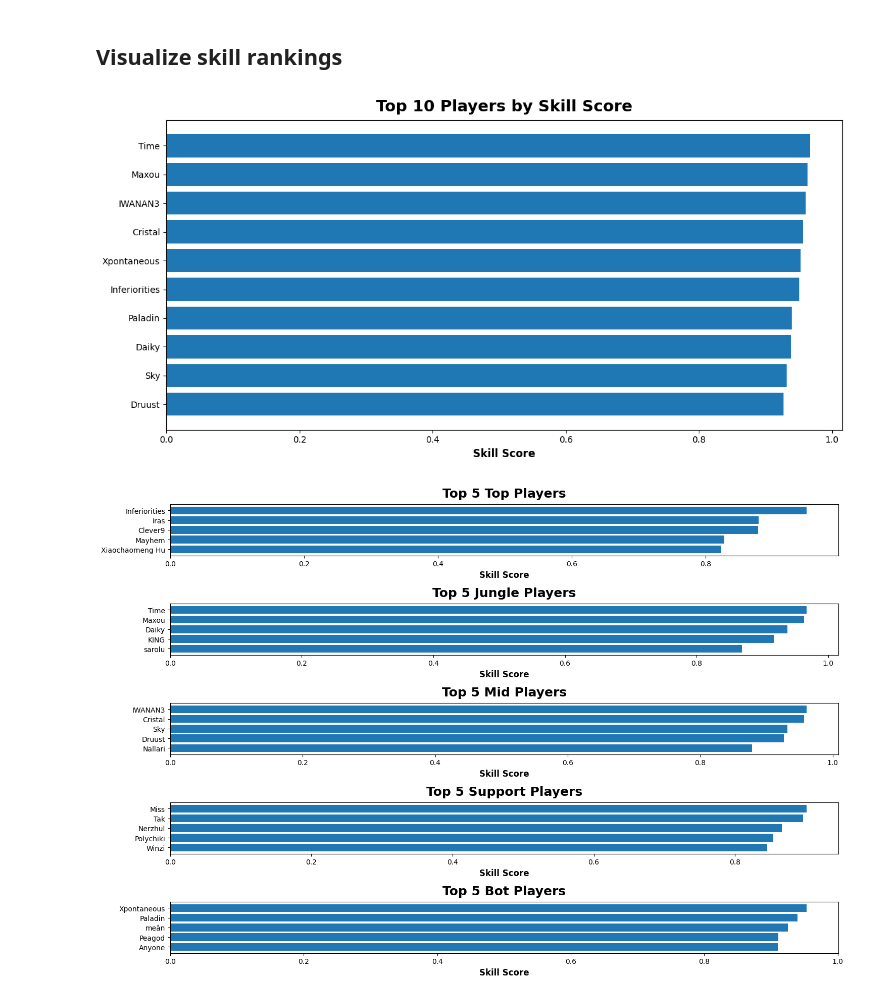
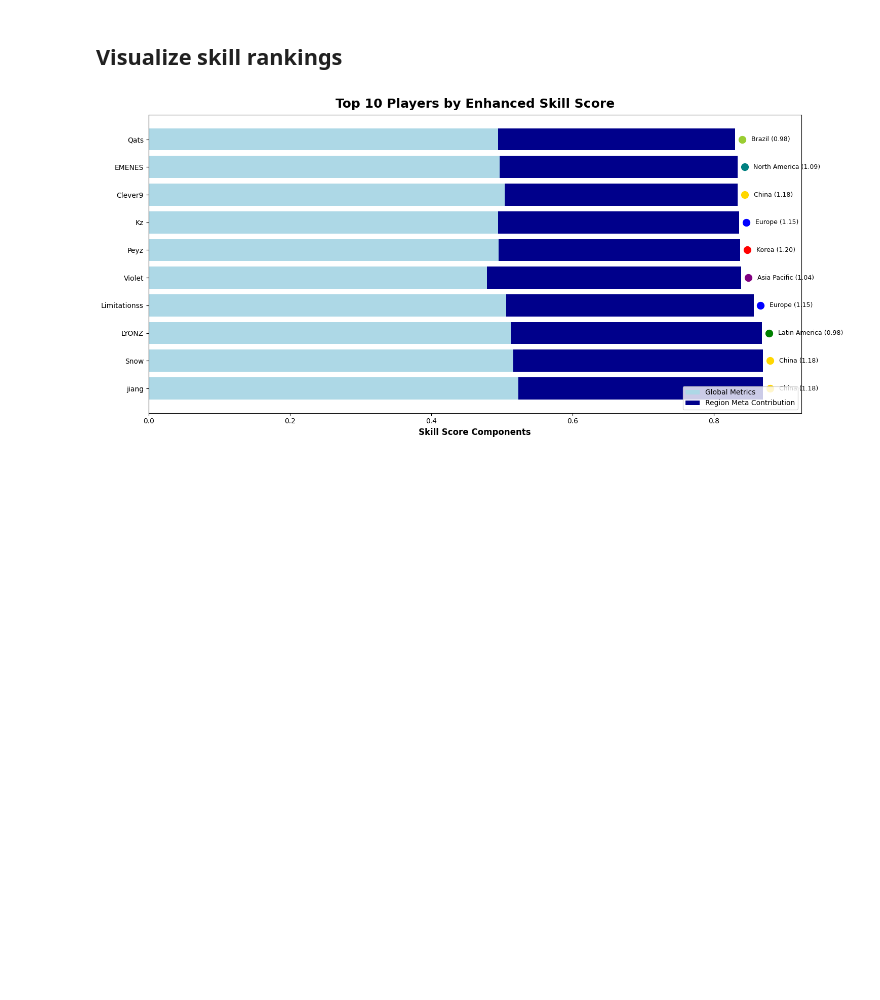
Before and after one commit to ARTHURVANBELLE/AI_LAB_MA1, a Jupyter notebook: models/2_models_features_importance.ipynb, the cells around one changed output. Drawn from its saved outputs; the diff is of its cells as text; code cells hidden in the pictures; blank space fills up the shorter version.

Commit message:
Add region handling & dynamic meta rankings

```diff
--- a/models/2_models_features_importance.ipynb
+++ b/models/2_models_features_importance.ipynb
@@ -52,5 +52,14 @@ game_players_stats_features_by_user_cat = ['champion_name']
 pd.set_option('display.max_columns', None)
 pd.set_option('display.max_rows', None)
 match_players = df_game_players_stats[df_game_players_stats['game_id'] == 0]
-match_players.head(10)
+# match_players.head(10)
+
+# Get league names
+unique_leagues = df_game_metadata['league_name'].unique()
+
+# Print only the unique leagues in a clean list format
+print(f"Number of unique leagues: {len(unique_leagues)}")
+print("List of unique leagues:")
+for league in sorted(unique_leagues):
+    print(f"- {league}")
 # %% [output]
@@ -397,39 +849,60 @@ skill_rankings[['player_id', 'player_name', 'role', 'skill_score',
 # %% [markdown]
 ## Visualize skill rankings
 # %%
-
-def visualize_player_rankings(skill_rankings):
+def visualize_enhanced_rankings_with_meta(rankings):
     """
-    Create visualizations of player rankings.
+    Create visualizations of enhanced player rankings showing meta score contribution.
     """
     # Top players overall
-    top_players = skill_rankings.sort_values('skill_score', ascending=False).head(10)
+    top_players = rankings.sort_values('skill_score', ascending=False).head(10)
 
-    plt.figure(figsize=(12, 6))
-    plt.barh(top_players['player_name'], top_players['skill_score'])
-    plt.xlabel('Skill Score')
-    plt.title('Top 10 Players by Skill Score')
-    plt.gca().invert_yaxis()  # Highest at the top
-    plt.tight_layout()
-    plt.show()
+    plt.figure(figsize=(15, 7))
 
-    # Top players by role
-    plt.figure(figsize=(15, 10))
+    # Calculate the meta score contribution vs other components
+    top_players['meta_contribution'] = top_players['region_meta_score'] * 0.4  # Updated weight
+    top_players['other_contribution'] = top_players['skill_score'] - top_players['meta_contribution'].fillna(0)
 
-    for i, role in enumerate(player_roles, 1):
-        role_players = skill_rankings[skill_rankings['role'] == role]
-        top_role_players = role_players.sort_values('skill_score', ascending=False).head(5)
+    # Create stacked bars
+    y_pos = range(len(top_players))
+    plt.barh(y_pos, top_players['other_contribution'], color='lightblue', label='Global Metrics')
+    plt.barh(y_pos, top_players['meta_contribution'], left=top_players['other_contribution'],
+             color='darkblue', label='Region Meta Contribution')
 
-        plt.subplot(len(player_roles), 1, i)
-        plt.barh(top_role_players['player_name'], top_role_players['skill_score'])
-        plt.xlabel('Skill Score')
-        plt.title(f'Top 5 {role} Players')
-        plt.gca().invert_yaxis()
+    # Add region markers with better visibility
+    region_colors = {
+        'Korea': 'red',
+        'China': 'gold',
+        'Europe': 'blue',
+        'North America': 'teal',
+        'Latin America': 'green',
+        'Brazil': 'yellowgreen',
+        'Asia Pacific': 'purple',
+        'Vietnam': 'pink',
+        'Japan': 'orange',
+        'International': 'gray',
+        'Middle East': 'brown',
+        'CIS': 'cyan'
+    }
+
+    for i, (_, player) in enumerate(top_players.iterrows()):
+        region = player['region']
+        if pd.notna(region):
+            plt.plot(player['skill_score'] + 0.01, i, 'o',
+                     color=region_colors.get(region, 'black'),
+                     markersize=10)
+            plt.text(player['skill_score'] + 0.02, i,
+                    f" {region} ({player['region_strength']:.2f})",
+                    va='center', fontsize=9)
+
+    plt.yticks(y_pos, top_players['player_name'])
+    plt.xlabel('Skill Score Components')
+    plt.title('Top 10 Players by Enhanced Skill Score')
+    plt.legend(loc='lower right')
 
     plt.tight_layout()
     plt.show()
 
-visualize_player_rankings(skill_rankings)
+# Visualize with enhanced meta score contributions
+visualize_enhanced_rankings_with_meta(enhanced_rankings)
 # %% [output]
-[figure, old version]
+[figure, new version]
-[figure, removed]
```
Also changed, not shown: parts of 11 cells of this notebook.
